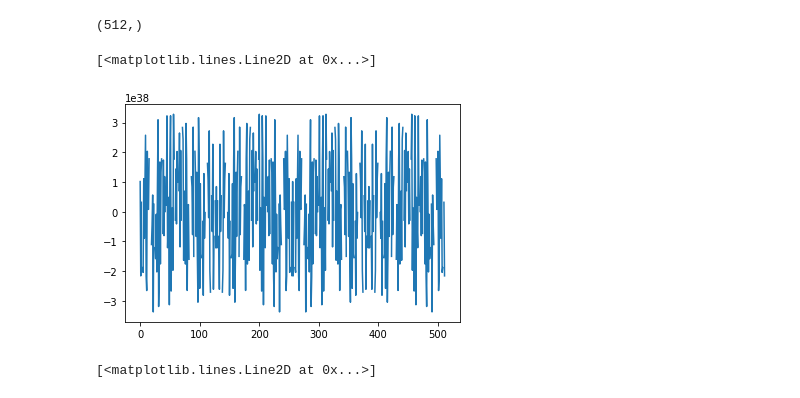
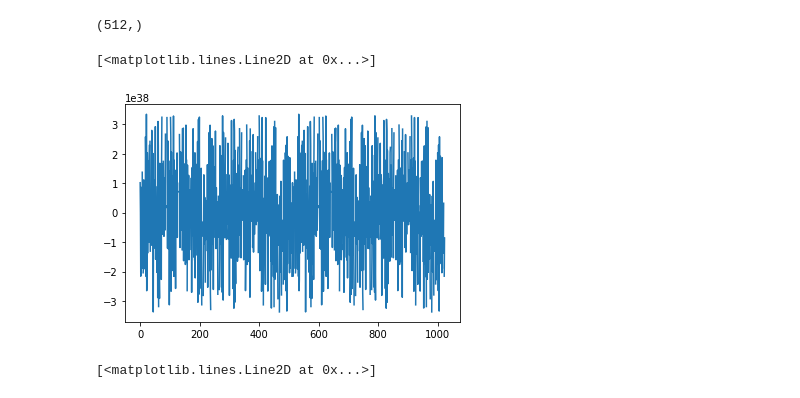
Before and after one commit to ik9702/cfft_practice, a Jupyter notebook: test.ipynb, the cells around one changed output. Cells and saved outputs as stored; diff of their text form; code cells hidden in the pictures.

```diff
--- a/test.ipynb
+++ b/test.ipynb
@@ -31,10 +31,10 @@ with open("bin/output.bin", "rb") as f:
     rectype = np.dtype(np.float32)
     res = np.fromfile(f, dtype=rectype)
 # %%
-plt.plot(res[0::2])
+plt.plot(res)
 # %% [output]
 [<matplotlib.lines.Line2D at 0x...>]
-[figure, old version]
+[figure, new version]
 # %%
 plt.plot(res[1::2])
 # %% [output]
```
Also changed, not shown: 3 other files.
